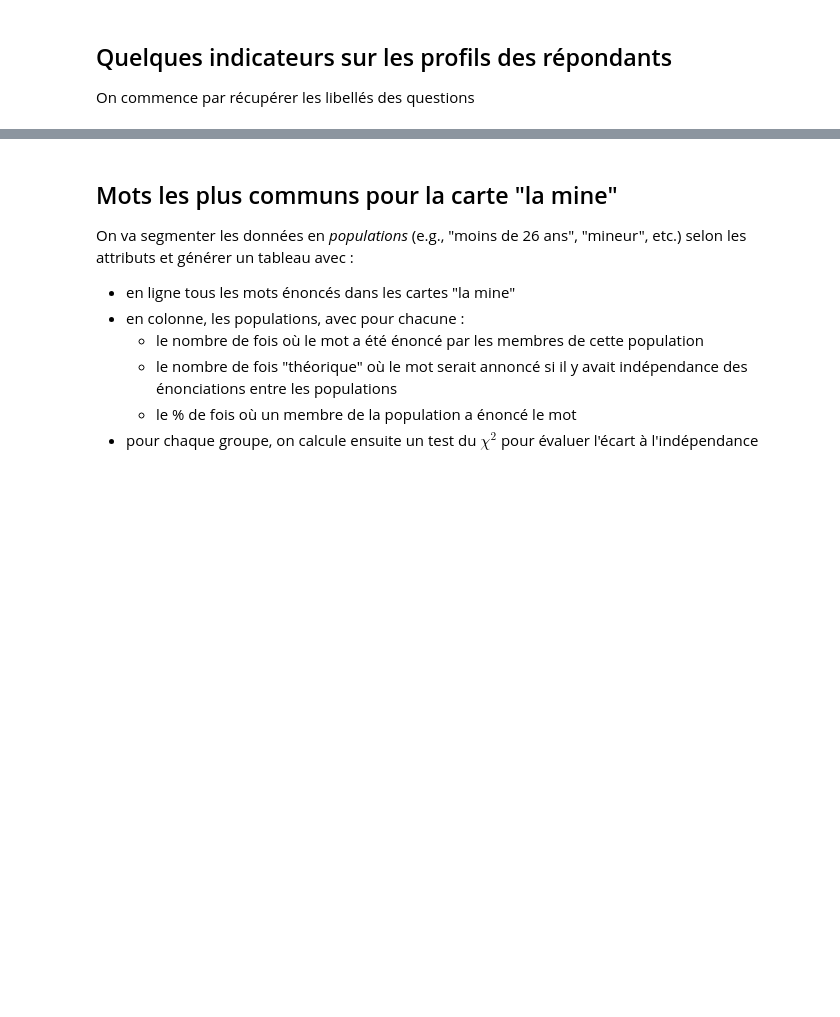
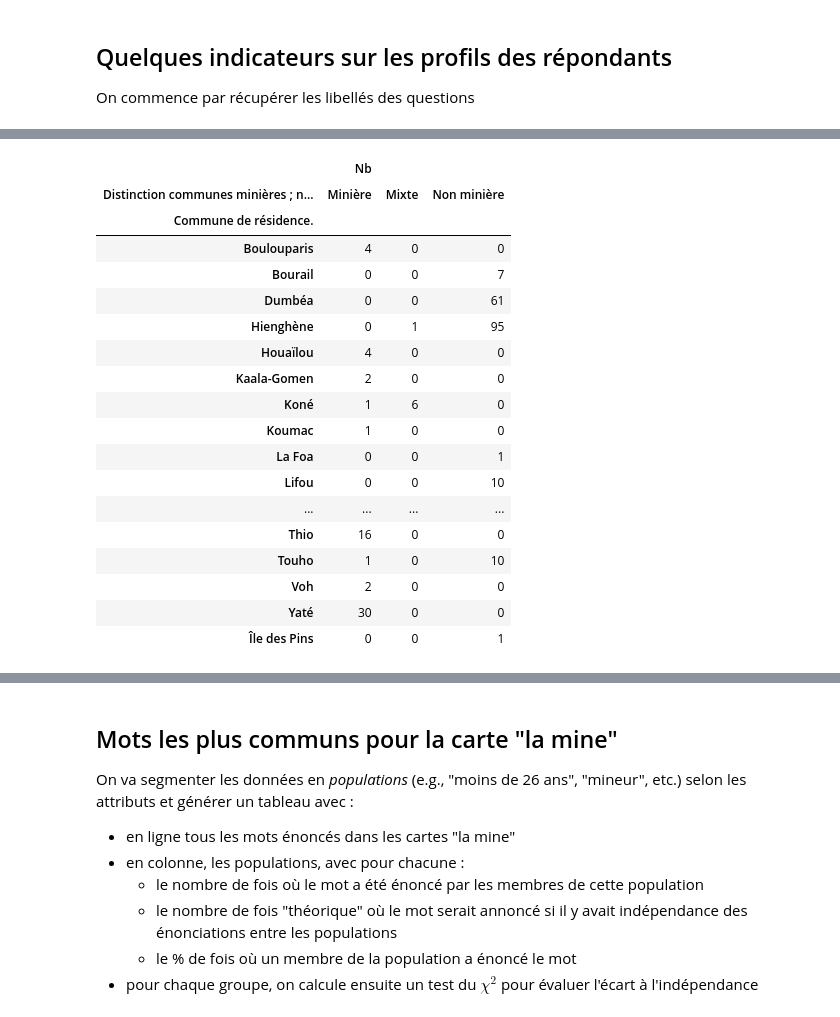
Before and after one commit to romulusFR/cnrt_cartes_cog, a Jupyter notebook: cogmaps_v2/exploration.ipynb, the cells around one changed output, grey strips where cells are left out. Cells and saved outputs as stored; diff of their text form; code cells hidden in the pictures; blank space fills up the shorter version.

```diff
--- a/cogmaps_v2/exploration.ipynb
+++ b/cogmaps_v2/exploration.ipynb
@@ -161,3 +370,26 @@ display(groupby(["GAD", "Question 8.2"]))
+# %%
+s = pd.DataFrame(groupby(["Question 8.1", "Question 8.2"])).reset_index().rename(columns={0: "Nb"})  # .to_csv("test.csv")
+s.pivot(index="Commune de résidence.", columns="Distinction communes minières ; non-minière et mixte (Nouméa)").fillna(0).astype(int)
+# %% [output]
+|  | Nb |  |  |
+| Distinction communes minières ; n... | Minière | Mixte | Non minière |
+| Commune de résidence. |  |  |  |
+| Boulouparis | 4 | 0 | 0 |
+| Bourail | 0 | 0 | 7 |
+| Dumbéa | 0 | 0 | 61 |
+| Hienghène | 0 | 1 | 95 |
+| Houaïlou | 4 | 0 | 0 |
+| Kaala-Gomen | 2 | 0 | 0 |
+| Koné | 1 | 6 | 0 |
+| Koumac | 1 | 0 | 0 |
+| La Foa | 0 | 0 | 1 |
+| Lifou | 0 | 0 | 10 |
+| ... | ... | ... | ... |
+| Thio | 16 | 0 | 0 |
+| Touho | 1 | 0 | 10 |
+| Voh | 2 | 0 | 0 |
+| Yaté | 30 | 0 | 0 |
+| Île des Pins | 0 | 0 | 1 |
 # %%
 print("Histogramme des ages des répondants")
 sns.histplot(df_resp["Question 12"], bins=20)
```
Also changed, not shown: parts of 21 cells of this notebook.
